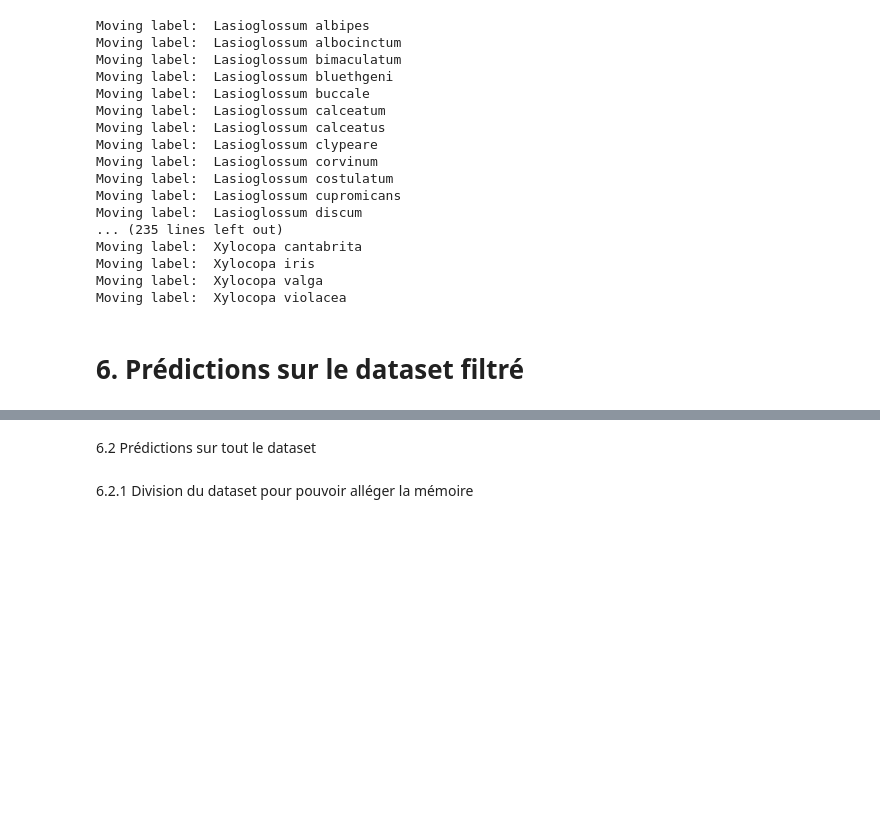
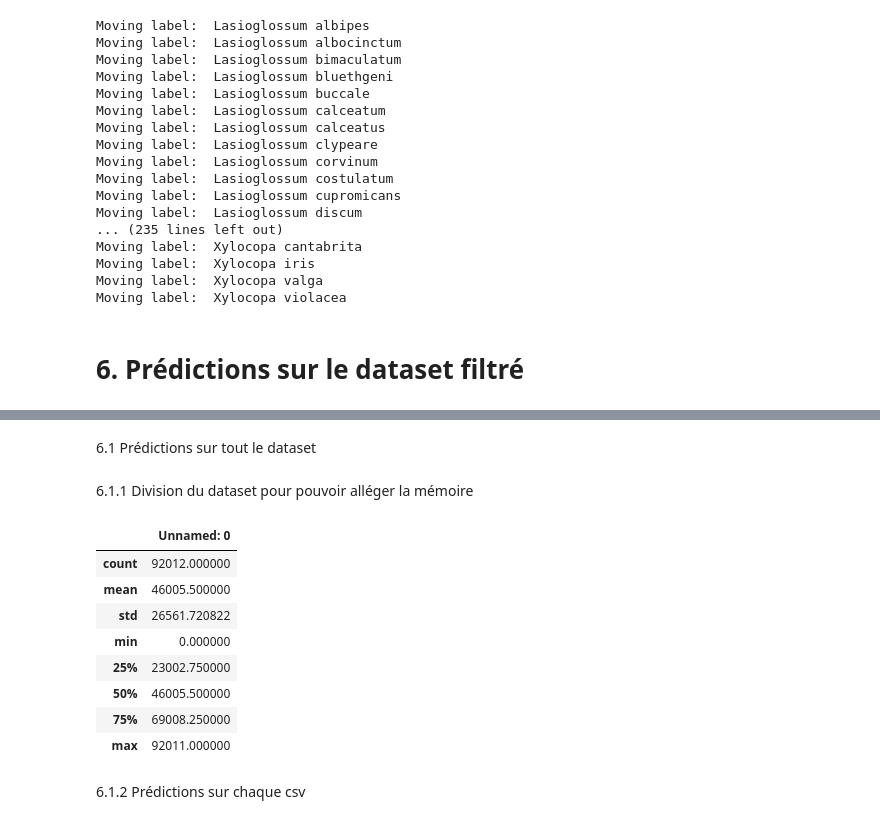
Before and after one commit to basile-desjuzeur/bees_detection, a Jupyter notebook: Notebooks/manage_bdd.ipynb, the cells around one changed output, grey strips where cells are left out. Saved outputs shown, nothing was run; the diff lists cells and outputs as text; code cells hidden in the pictures; blank space fills up the shorter version.

```diff
--- a/Notebooks/manage_bdd.ipynb
+++ b/Notebooks/manage_bdd.ipynb
@@ -782,16 +759,28 @@ os.system(cmd)
 # %% [markdown]
-6.2 Prédictions sur tout le dataset
+6.1 Prédictions sur tout le dataset
 # %% [markdown]
-6.2.1 Division du dataset pour pouvoir alléger la mémoire
+6.1.1 Division du dataset pour pouvoir alléger la mémoire
 # %%
 import pandas as pd
 import os
 
 # read_csv and
-df = pd.read_csv("/workspaces/projet_bees_detection_basile/bees_detection/src/datafiles/classification/whole_dataset_cleaned__only_species_cap_1000_230628.csv")
+df = pd.read_csv("/workspaces/projet_bees_detection_basile/bees_detection/datafiles/classification/datasets/whole_dataset_cleaned_only_species_50_1000_230628.csv")
 
 # create folder to store mulitple csv outputs
-folder_path = "/workspaces/projet_bees_detection_basile/bees_detection/src/datafiles/classification/whole_dataset_cleaned__only_species_cap_1000_230628"
+folder_path = "/workspaces/projet_bees_detection_basile/bees_detection/datafiles/classification/datasets/whole_dataset_cleaned_only_species_50_1000_230628"
 
 if not os.path.exists(folder_path):
     os.mkdir(folder_path)
+
+df.describe()
+# %% [output]
+|  | Unnamed: 0 |
+| count | 92012.000000 |
+| mean | 46005.500000 |
+| std | 26561.720822 |
+| min | 0.000000 |
+| 25% | 23002.750000 |
+| 50% | 46005.500000 |
+| 75% | 69008.250000 |
+| max | 92011.000000 |
@@ -798,2 +815,4 @@ if not os.path.exists(folder_path):
+# %% [markdown]
+6.1.2 Prédictions sur chaque csv
 # %%
 import os
```
Also changed, not shown: parts of 18 cells of this notebook, 5 other files.
